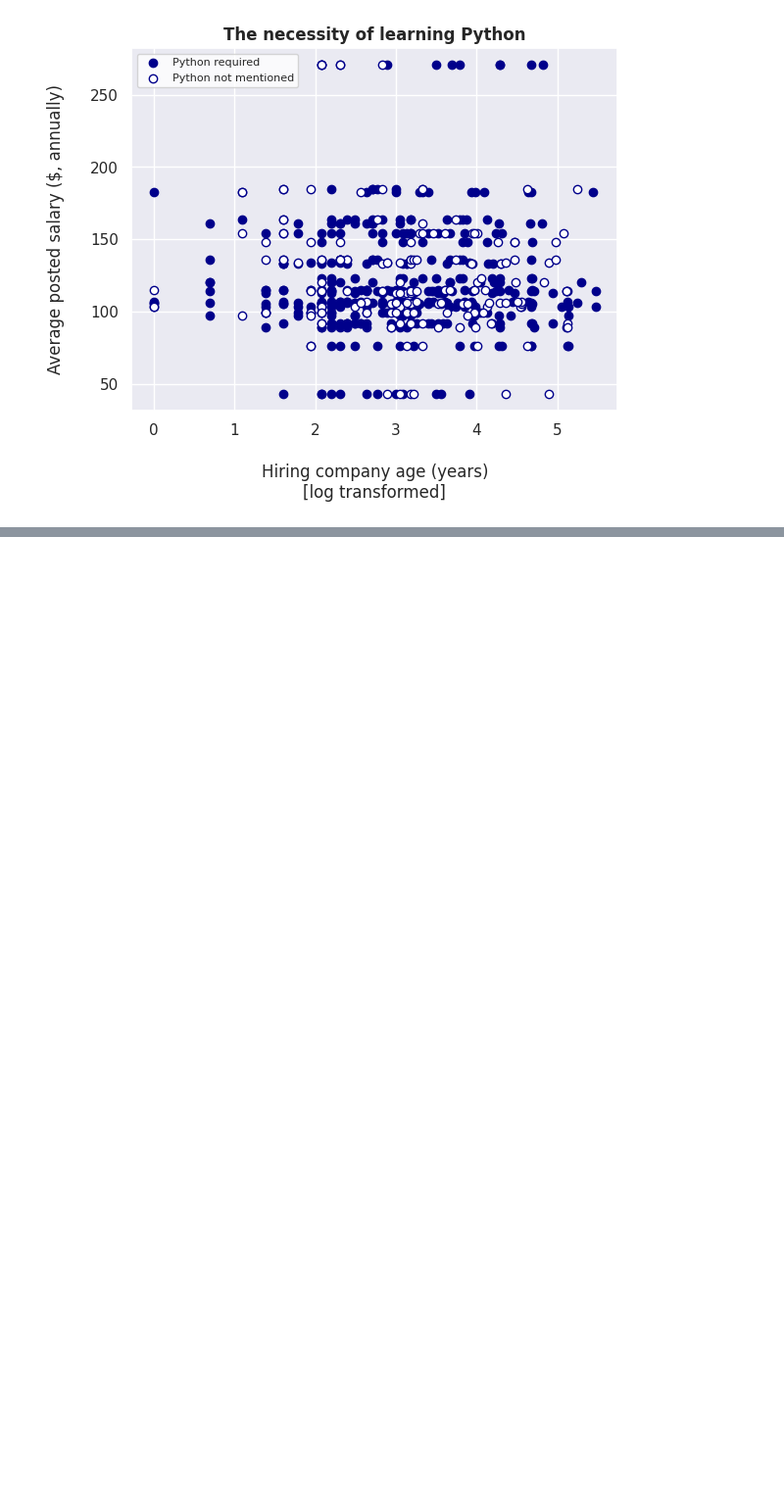
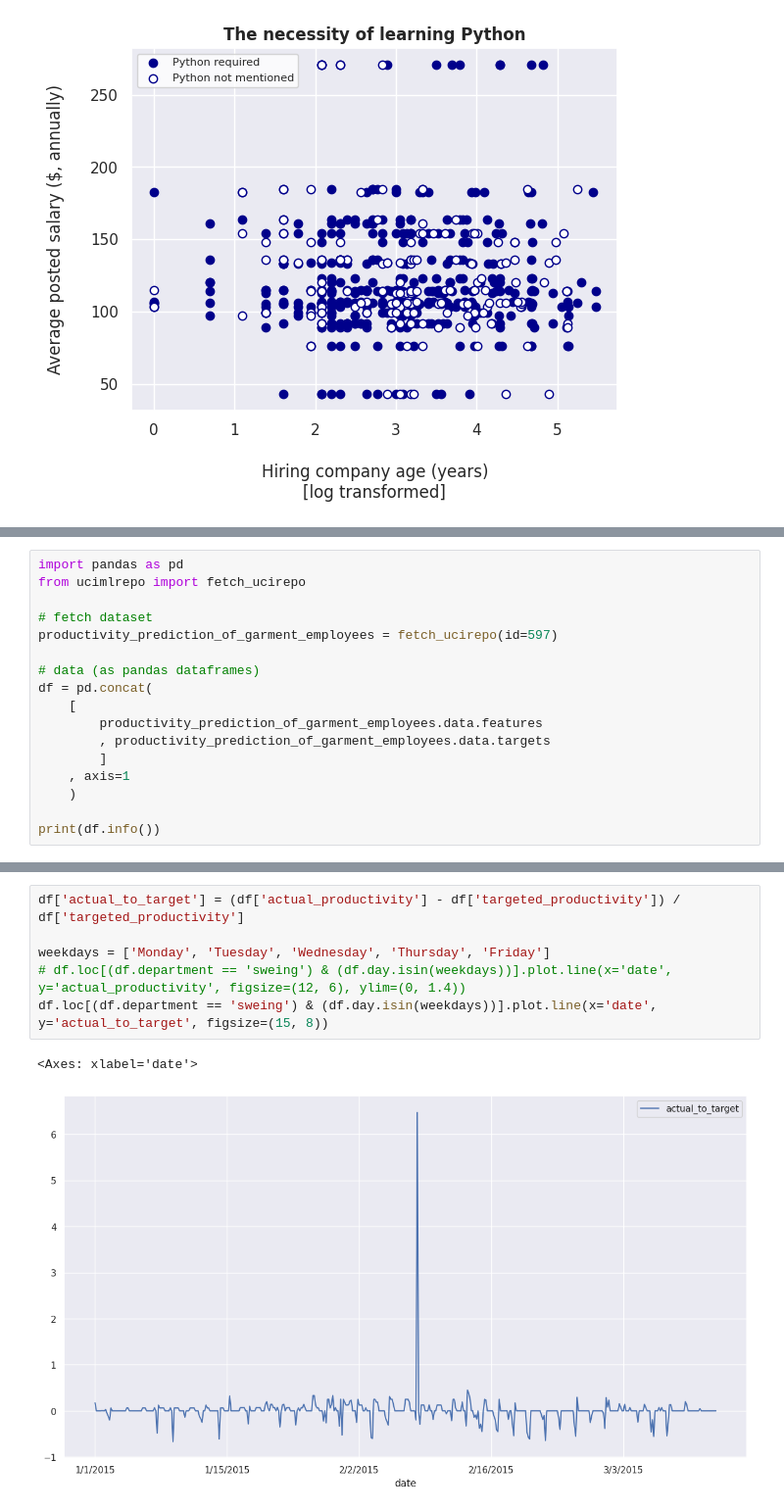
Before and after one commit to bcoy48/osu-gradtda-5622-sp25, a Jupyter notebook: course_materials/sync_class/gradtda_5622_week14_viz_example.ipynb, the cells around one changed output, grey strips where cells are left out. Shown at 98% size. Saved outputs shown, nothing was run; the diff lists cells and outputs as text; blank space fills up the shorter version.

```diff
--- a/course_materials/sync_class/gradtda_5622_week14_viz_example.ipynb
+++ b/course_materials/sync_class/gradtda_5622_week14_viz_example.ipynb
@@ -129,0 +138,17 @@ plt.show()
+# %%
+import pandas as pd
+from ucimlrepo import fetch_ucirepo
+
+# fetch dataset
+productivity_prediction_of_garment_employees = fetch_ucirepo(id=597)
+
+# data (as pandas dataframes)
+df = pd.concat(
+    [
+        productivity_prediction_of_garment_employees.data.features
+        , productivity_prediction_of_garment_employees.data.targets
+        ]
+    , axis=1
+    )
+
+print(df.info())
@@ -129,0 +182,9 @@ plt.show()
+# %%
+df['actual_to_target'] = (df['actual_productivity'] - df['targeted_productivity']) / df['targeted_productivity']
+
+weekdays = ['Monday', 'Tuesday', 'Wednesday', 'Thursday', 'Friday']
+# df.loc[(df.department == 'sweing') & (df.day.isin(weekdays))].plot.line(x='date', y='actual_productivity', figsize=(12, 6), ylim=(0, 1.4))
+df.loc[(df.department == 'sweing') & (df.day.isin(weekdays))].plot.line(x='date', y='actual_to_target', figsize=(15, 8))
+# %% [output]
+<Axes: xlabel='date'>
+[figure, added]
```
Also changed, not shown: parts of 6 cells of this notebook.
